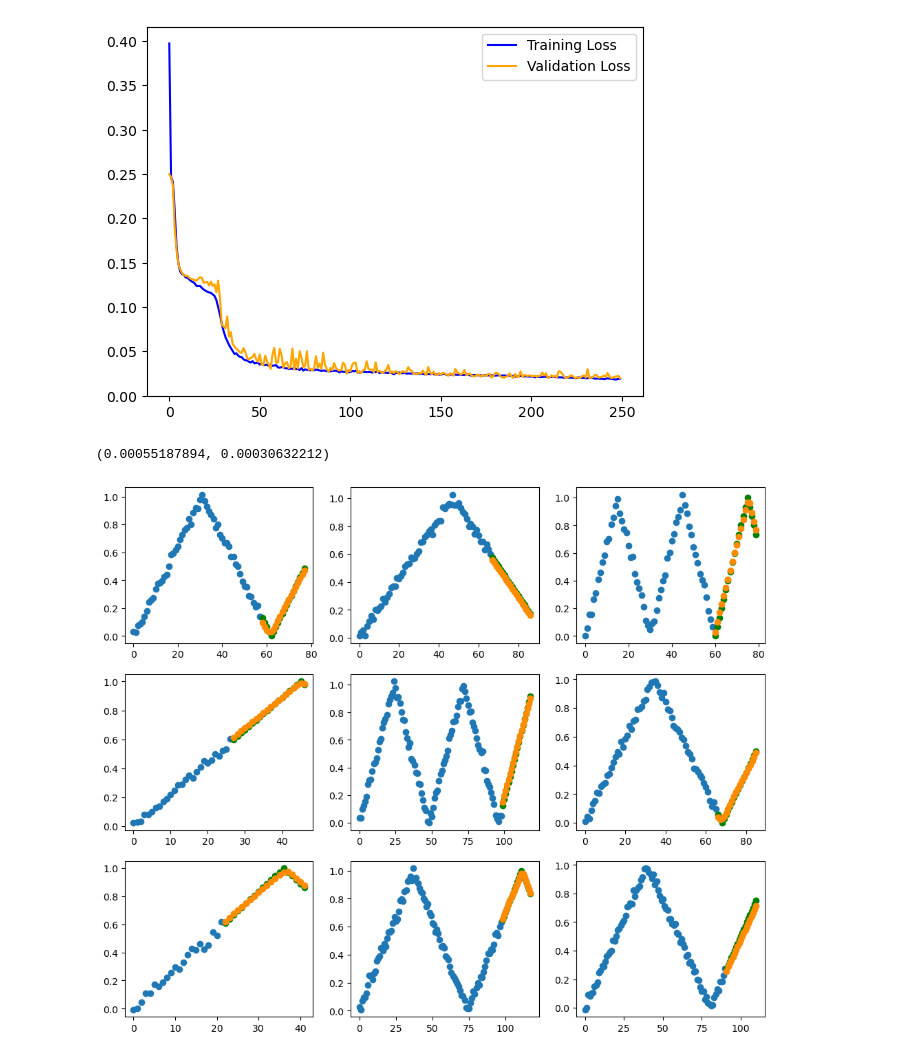
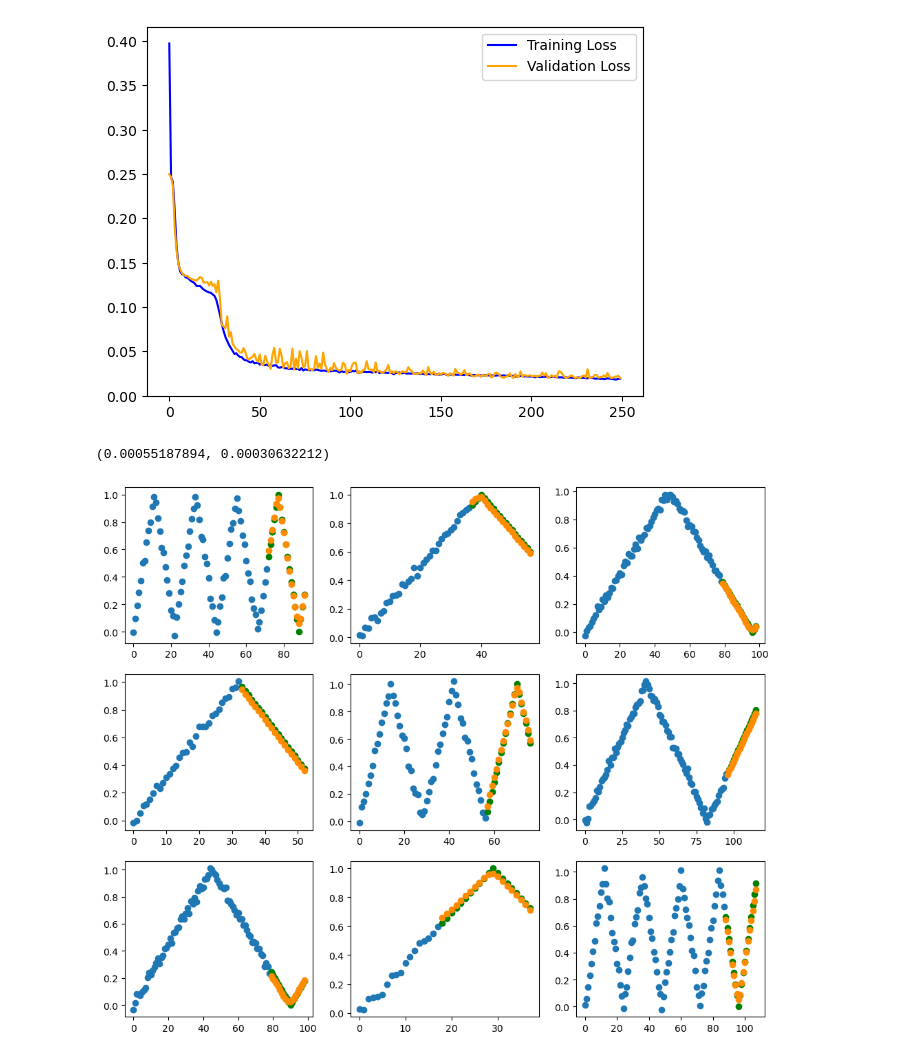
Before and after one commit to Tobilence/DMML_RNN, a Jupyter notebook: attention.ipynb, the cells around one changed output. Cells and saved outputs as stored; diff of their text form; code cells hidden in the pictures.

Commit message:
split up models

```diff
--- a/attention.ipynb
+++ b/attention.ipynb
@@ -231,10 +231,10 @@ Finished epoch 250 of 250. Avg Training Loss: 0.019273 ; Avg Val Loss: 0.019833
 TrainingStats(train_loss=[0.39733496, 0.24637589, 0.24117321, 0.20901583, 0.16955718, 0.14991644, 0.1403915, 0.13722473, 0.13666837, 0.13357273, 0.13315228, 0.13135038, 0.12950404, 0.12838815, 0.12688 ...
 [figure]
 # %%
-evaluate(gru_model, X_test, y_test, visualize_start_idx=9)
+evaluate(gru_model, X_test, y_test, visualize_start_idx=18)
 # %% [output]
 (0.00055187894, 0.00030632212)
-[figure, old version]
+[figure, new version]
 # %%
 # save gru model
 # torch.save(gru_model, f"./best_models/gru/gru_30-hidden_250-epochs")
```
Also changed, not shown: parts of 1 cell of this notebook, 2 other files.
